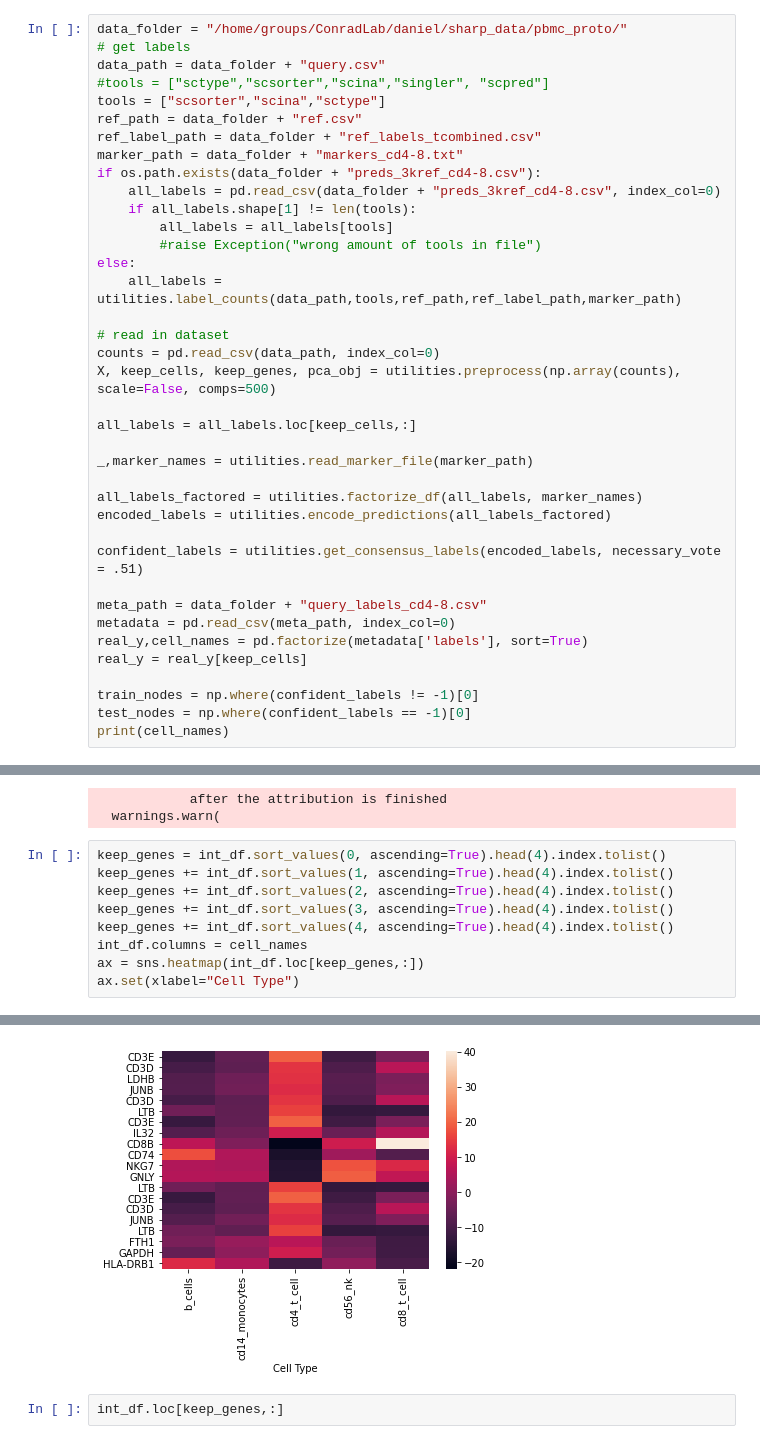
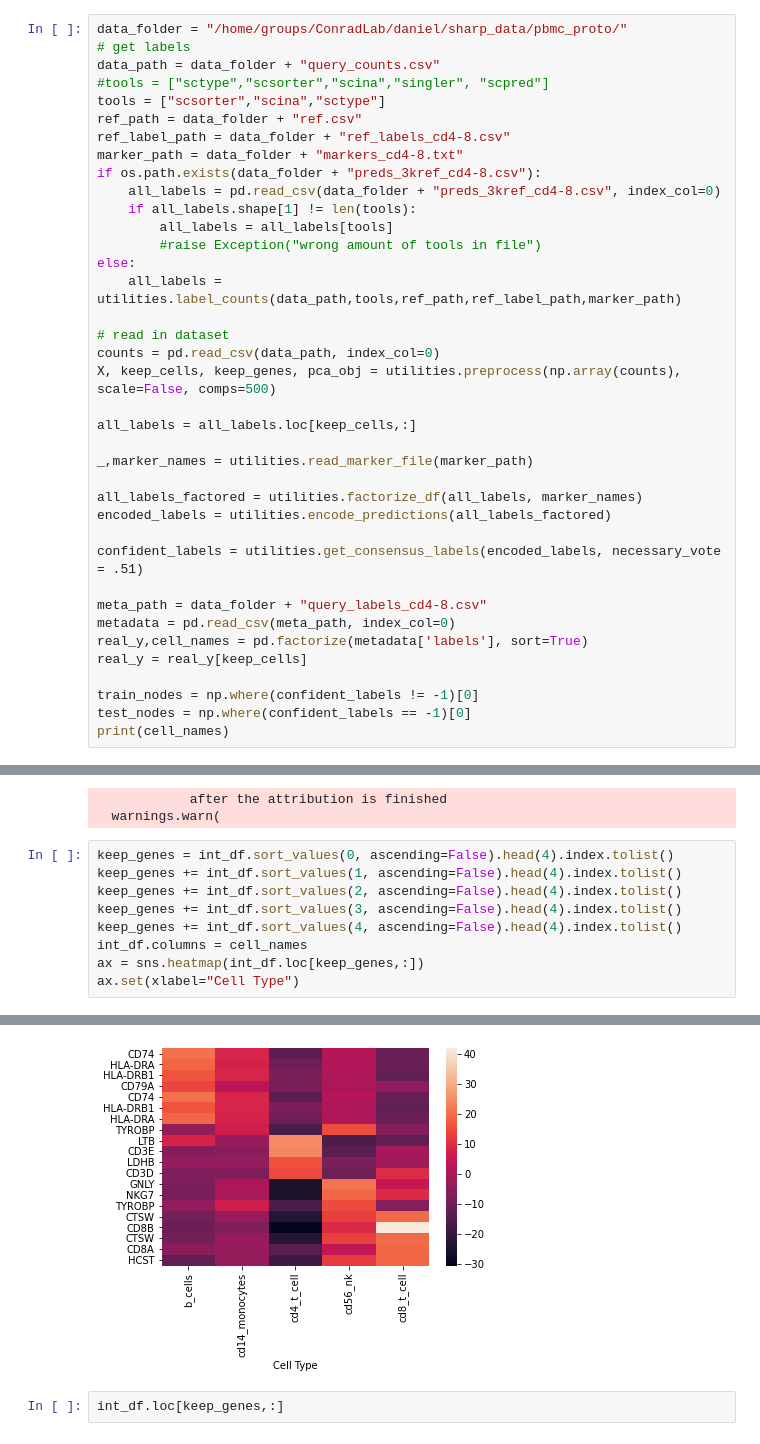
Before and after one commit to lewinsohndp/scSHARP, a Jupyter notebook: pbmc_proto_analysis.ipynb, the cells around one changed output, grey strips where cells are left out. Cells and saved outputs as stored; diff of their text form.

```diff
--- a/pbmc_proto_analysis.ipynb
+++ b/pbmc_proto_analysis.ipynb
@@ -101,11 +101,11 @@ True
 # %%
 data_folder = "/home/groups/ConradLab/daniel/sharp_data/pbmc_proto/"
 # get labels
-data_path = data_folder + "query.csv"
+data_path = data_folder + "query_counts.csv"
 #tools = ["sctype","scsorter","scina","singler", "scpred"]
 tools = ["scsorter","scina","sctype"]
 ref_path = data_folder + "ref.csv"
-ref_label_path = data_folder + "ref_labels_tcombined.csv"
+ref_label_path = data_folder + "ref_labels_cd4-8.csv"
 marker_path = data_folder + "markers_cd4-8.txt"
 if os.path.exists(data_folder + "preds_3kref_cd4-8.csv"):
     all_labels = pd.read_csv(data_folder + "preds_3kref_cd4-8.csv", index_col=0)
@@ -353,17 +370,17 @@ int_df = utilities.run_interpretation(m, X, pca_obj, final_preds, genes)
             after the attribution is finished
   warnings.warn(
 # %%
-keep_genes = int_df.sort_values(0, ascending=True).head(4).index.tolist()
-keep_genes += int_df.sort_values(1, ascending=True).head(4).index.tolist()
-keep_genes += int_df.sort_values(2, ascending=True).head(4).index.tolist()
-keep_genes += int_df.sort_values(3, ascending=True).head(4).index.tolist()
-keep_genes += int_df.sort_values(4, ascending=True).head(4).index.tolist()
+keep_genes = int_df.sort_values(0, ascending=False).head(4).index.tolist()
+keep_genes += int_df.sort_values(1, ascending=False).head(4).index.tolist()
+keep_genes += int_df.sort_values(2, ascending=False).head(4).index.tolist()
+keep_genes += int_df.sort_values(3, ascending=False).head(4).index.tolist()
+keep_genes += int_df.sort_values(4, ascending=False).head(4).index.tolist()
 int_df.columns = cell_names
 ax = sns.heatmap(int_df.loc[keep_genes,:])
 ax.set(xlabel="Cell Type")
 # %% [output]
 [Text(0.5, 14.09375, 'Cell Type')]
-[figure, old version]
+[figure, new version]
 # %%
 int_df.loc[keep_genes,:]
 # %% [output]
```
Also changed, not shown: parts of 16 cells of this notebook.
